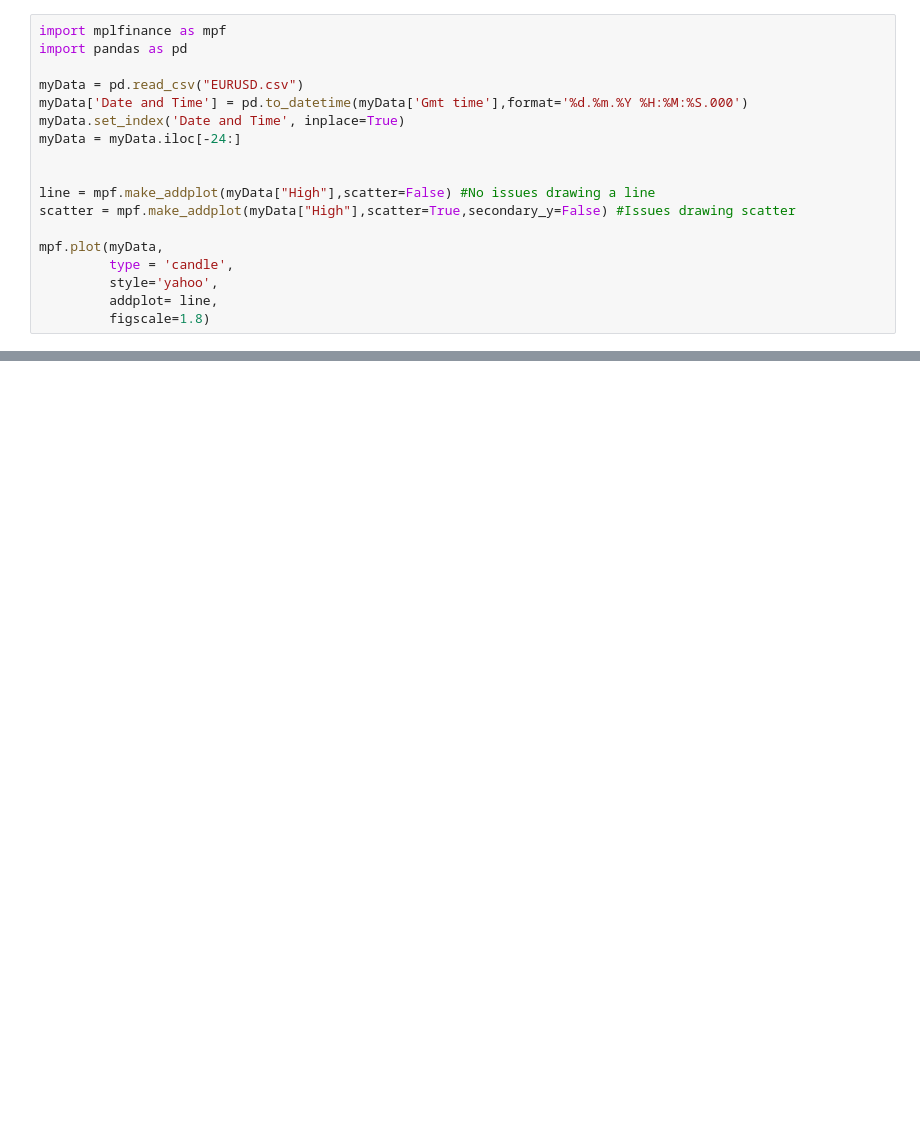
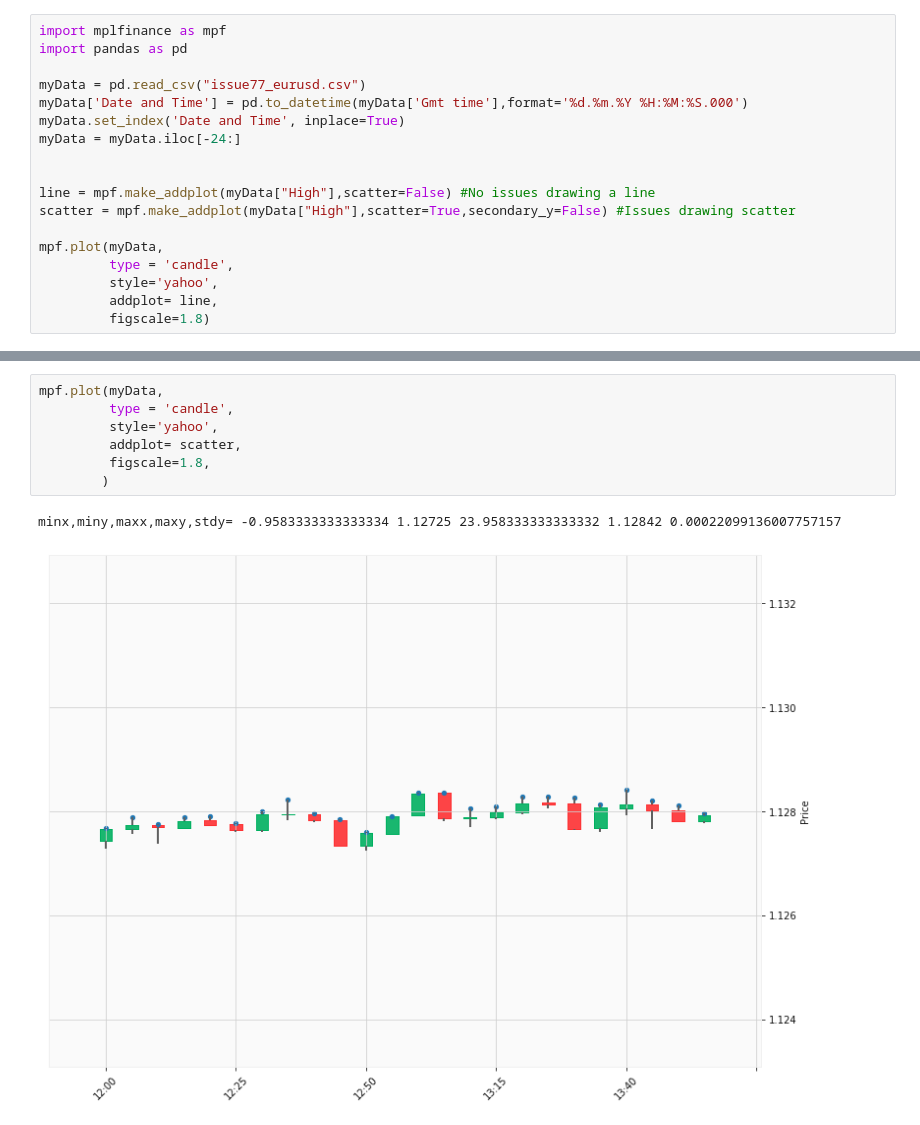
Before and after one commit to matplotlib/mplfinance, a Jupyter notebook: examples/scratch_pad/issues/Issue77_test.ipynb, the cells around one changed output, grey strips where cells are left out. Drawn from its saved outputs; the diff is of its cells as text; blank space fills up the shorter version.

Commit message:
tweaks for issue#77

```diff
--- a/examples/scratch_pad/issues/Issue77_test.ipynb
+++ b/examples/scratch_pad/issues/Issue77_test.ipynb
@@ -2,7 +2,7 @@
 import mplfinance as mpf
 import pandas as pd
 
-myData = pd.read_csv("EURUSD.csv")
+myData = pd.read_csv("issue77_eurusd.csv")
 myData['Date and Time'] = pd.to_datetime(myData['Gmt time'],format='%d.%m.%Y %H:%M:%S.000')
 myData.set_index('Date and Time', inplace=True)
 myData = myData.iloc[-24:]
@@ -26,0 +65,10 @@ print(mpf.__version__)
+# %%
+mpf.plot(myData,
+         type = 'candle',
+         style='yahoo',
+         addplot= scatter,
+         figscale=1.8,
+        )
+# %% [output]
+minx,miny,maxx,maxy,stdy= -0.9583333333333334 1.12725 23.958333333333332 1.12842 0.00022099136007757157
+[figure, added]
```
Also changed, not shown: parts of 12 cells of this notebook, 1 other file.
